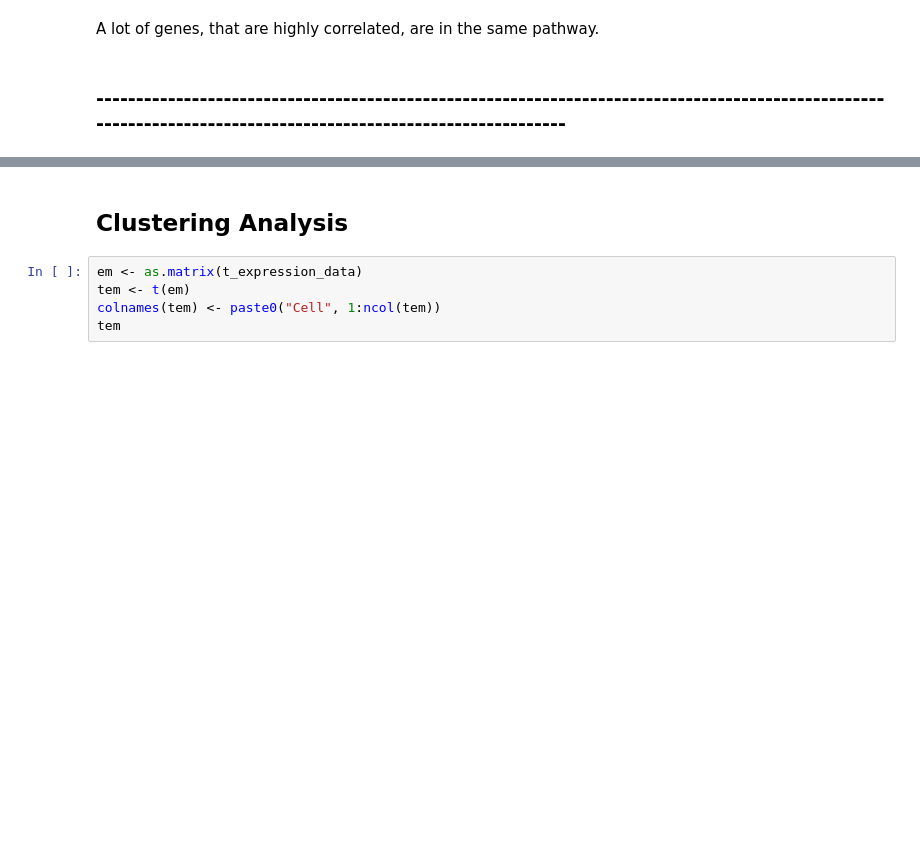
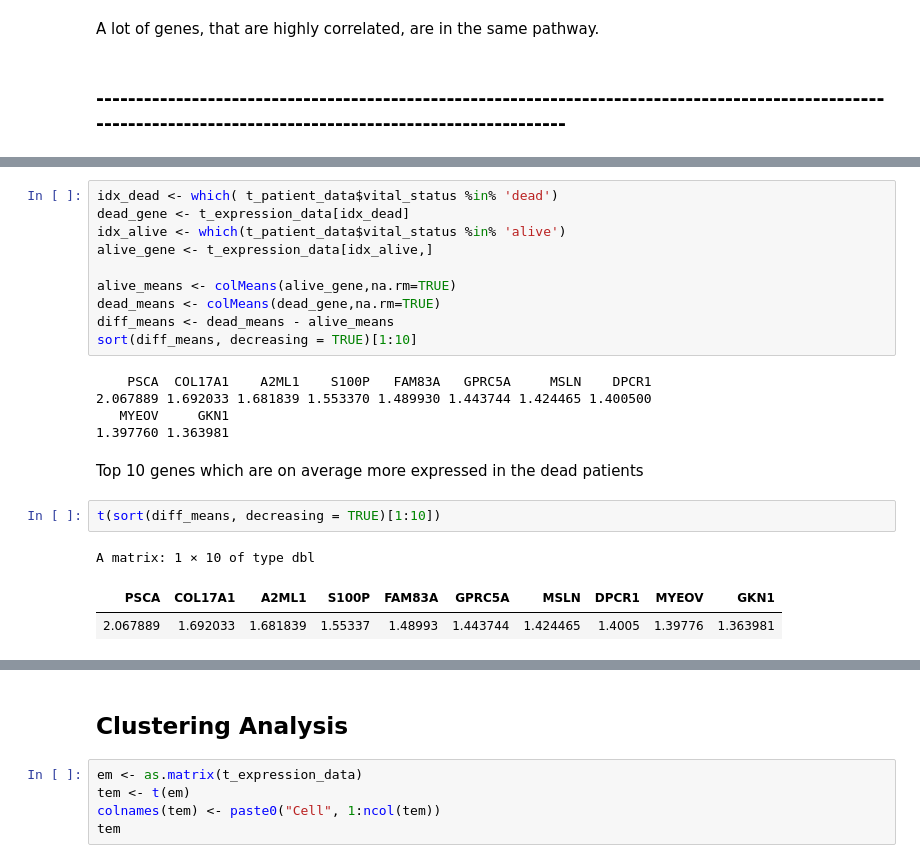
Before and after one commit to markmartorilopez/BigDataAnalytics_R, a Jupyter notebook: BigDataAnalytics_Project2021.ipynb, the cells around one changed output, grey strips where cells are left out. Cells and saved outputs as stored; diff of their text form; blank space fills up the shorter version.

Commit message:
add gene difference table and some conclusions

```diff
--- a/BigDataAnalytics_Project2021.ipynb
+++ b/BigDataAnalytics_Project2021.ipynb
@@ -625,0 +633,23 @@ A lot of genes, that are highly correlated, are in the same pathway.
+# %%
+idx_dead <- which( t_patient_data$vital_status %in% 'dead')
+dead_gene <- t_expression_data[idx_dead]
+idx_alive <- which(t_patient_data$vital_status %in% 'alive')
+alive_gene <- t_expression_data[idx_alive,]
+
+alive_means <- colMeans(alive_gene,na.rm=TRUE)
+dead_means <- colMeans(dead_gene,na.rm=TRUE)
+diff_means <- dead_means - alive_means
+sort(diff_means, decreasing = TRUE)[1:10]
+# %% [output]
+    PSCA  COL17A1    A2ML1    S100P   FAM83A   GPRC5A     MSLN    DPCR1
+2.067889 1.692033 1.681839 1.553370 1.489930 1.443744 1.424465 1.400500
+   MYEOV     GKN1
+1.397760 1.363981
+# %% [markdown]
+Top 10 genes which are on average more expressed in the dead patients
+# %%
+t(sort(diff_means, decreasing = TRUE)[1:10])
+# %% [output]
+A matrix: 1 × 10 of type dbl
+| PSCA | COL17A1 | A2ML1 | S100P | FAM83A | GPRC5A | MSLN | DPCR1 | MYEOV | GKN1 |
+| 2.067889 | 1.692033 | 1.681839 | 1.55337 | 1.48993 | 1.443744 | 1.424465 | 1.4005 | 1.39776 | 1.363981 |
```
Also changed, not shown: parts of 8 cells of this notebook.
